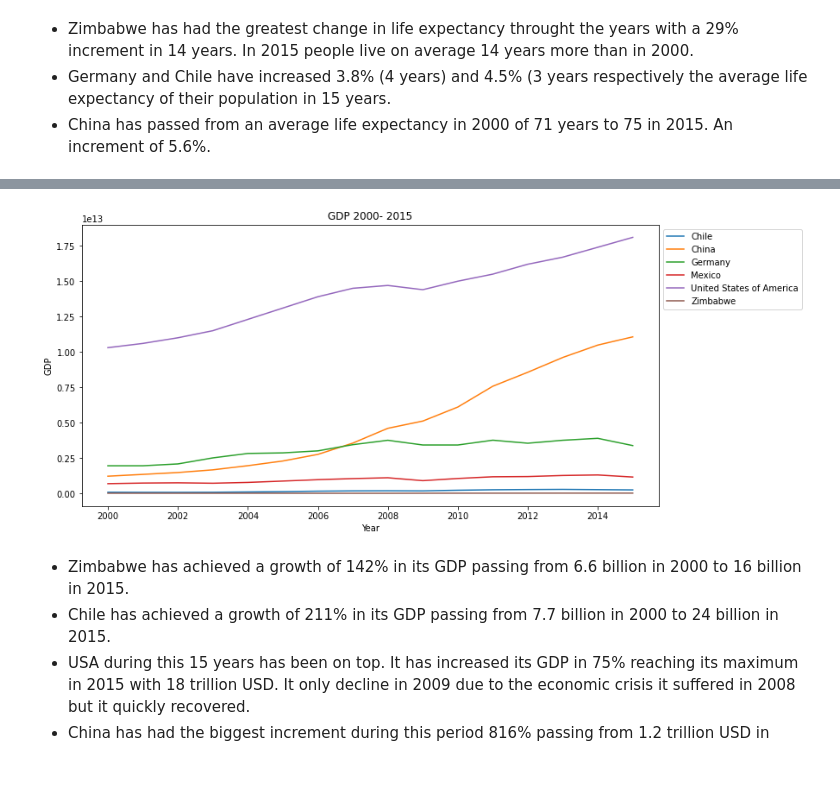
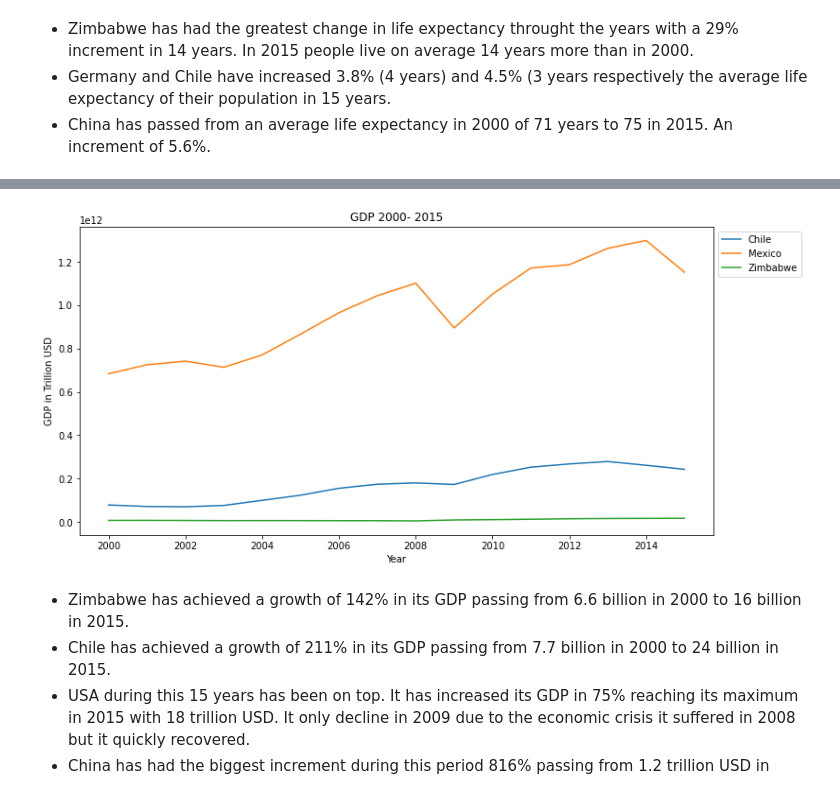
Before and after one commit to princeKike27/Life-Expctancy-GDP, a Jupyter notebook: Life_Expectancy_GDP.ipynb, the cells around one changed output, grey strips where cells are left out. Cells and saved outputs as stored; diff of their text form; code cells hidden in the pictures.

```diff
--- a/Life_Expectancy_GDP.ipynb
+++ b/Life_Expectancy_GDP.ipynb
@@ -135,15 +156,18 @@ plt.show()
 # %%
-# line plot of GDP
+# line plot of GDP - Mexico, Chile and Zimbabwe
+
+lowestGDP_df = df[df['Country'].isin(['Mexico', 'Chile', 'Zimbabwe'])]
 
 f, ax = plt.subplots(figsize=(12, 6))
 
-sns.lineplot(x='Year', y='GDP', data=df, hue='Country')
+sns.lineplot(x='Year', y='GDP', data=lowestGDP_df, hue='Country')
 
+plt.ylabel('GDP in Trillion USD')
 plt.title('GDP 2000- 2015')
 plt.legend(bbox_to_anchor=(1,1))
 plt.show()
 # %% [output]
-[figure, old version]
+[figure, new version]
 # %% [markdown]
 - Zimbabwe has achieved a growth of 142% in its GDP passing from 6.6 billion in 2000 to 16 billion in 2015.
 - Chile has achieved a growth of 211% in its GDP passing from 7.7 billion in 2000 to 24 billion in 2015.
```
Also changed, not shown: parts of 5 cells of this notebook.
